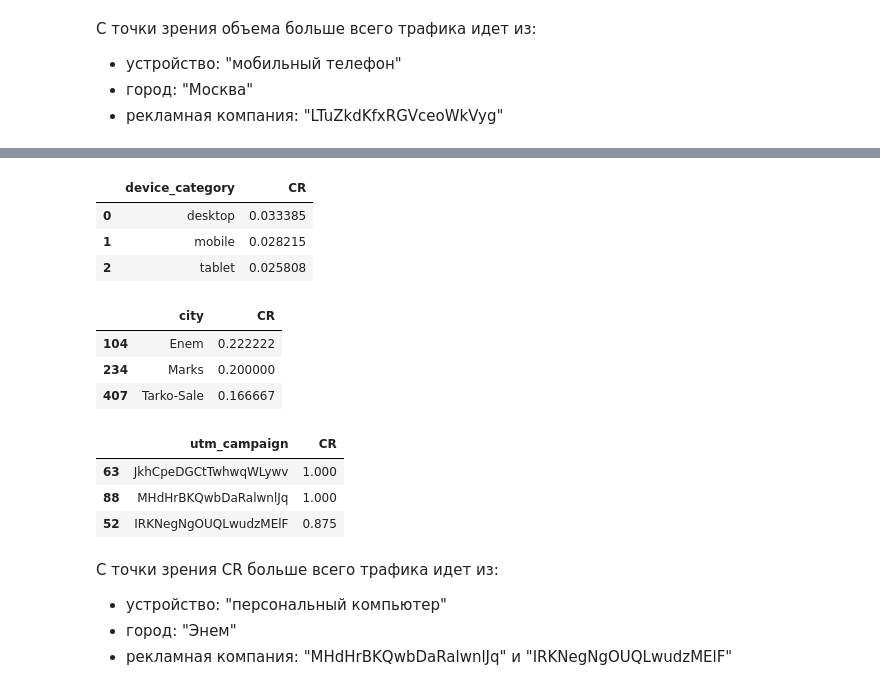
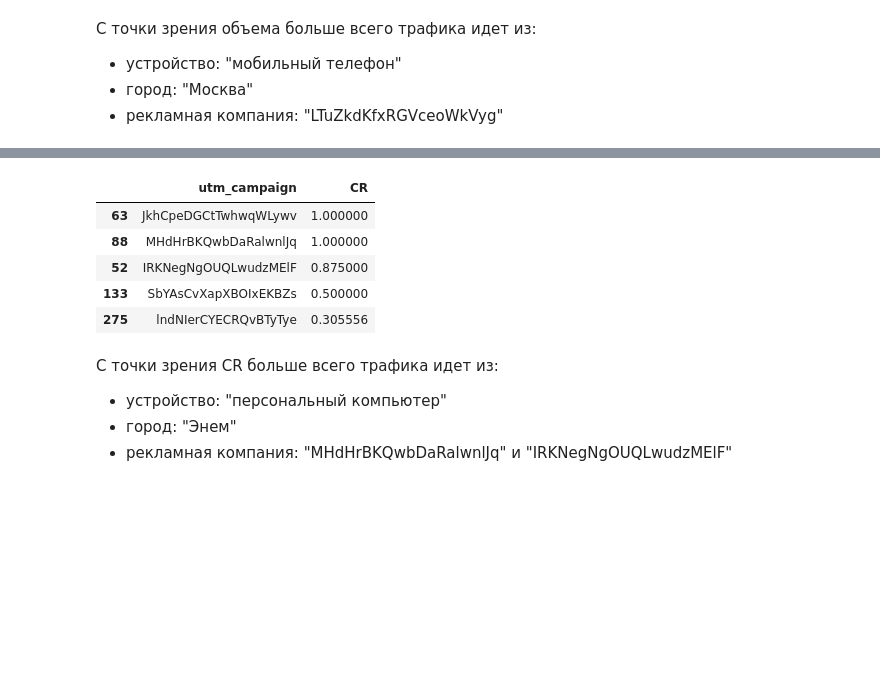
Before and after one commit to proger-n/SberAutopodpiska_analysis, a Jupyter notebook: JupyterNotebooks/final_project_1.ipynb, the cells around one changed output, grey strips where cells are left out. Drawn from its saved outputs; the diff is of its cells as text; code cells hidden in the pictures; blank space fills up the shorter version.

```diff
--- a/JupyterNotebooks/final_project_1.ipynb
+++ b/JupyterNotebooks/final_project_1.ipynb
@@ -79,8 +79,8 @@ import matplotlib.pyplot as plt
 from scipy import stats
 sns.set()
 # %%
-df_hits = pd.read_csv('https://drive.google.com/uc?export=download&confirm=no_antivirus&id=1aWTUBZoxDctNs-ldqEw-9dw0X2zR9upd')
-# df_hits = pd.read_csv('../../ga_hits.csv')
+# df_hits = pd.read_csv('https://drive.google.com/uc?export=download&confirm=no_antivirus&id=1aWTUBZoxDctNs-ldqEw-9dw0X2zR9upd')
+df_hits = pd.read_csv('../../ga_hits.csv')
 df_hits.head()
 # %% [output]
 |  | session_id | hit_date | hit_time | hit_number | hit_type | hit_referer | hit_page_path | event_category | ... |
@@ -117,8 +117,8 @@ df_hits_usable = pd.pivot_table(df_hits_usable,
                aggfunc={"target": sum, "hit_page_path": 'first'}
                ).reset_index()
 # %%
-df_sessions = pd.read_csv('https://drive.google.com/uc?export=download&confirm=no_antivirus&id=1GaQnAgzshXMl0WwKHI11e2dBjMjoTlfU')
-# df_sessions = pd.read_csv('../../ga_sessions.csv')
+# df_sessions = pd.read_csv('https://drive.google.com/uc?export=download&confirm=no_antivirus&id=1GaQnAgzshXMl0WwKHI11e2dBjMjoTlfU')
+df_sessions = pd.read_csv('../../ga_sessions.csv')
 df_sessions.head()
 # %% [output]
 |  | session_id | client_id | visit_date | visit_time | visit_number | utm_source | utm_medium | utm_campaign | ... |
@@ -673,33 +724,15 @@ df_united_clean.groupby(['utm_campaign'], as_index=False) \
 # %%
-df_united_clean.groupby(['device_category'], as_index=False) \
+df_united_clean.groupby(['utm_campaign'], as_index=False) \
                         .agg({'target': 'mean'}) \
                         .sort_values('target', ascending=False) \
-                        .rename(columns={'target': 'CR'}).head(3)
+                        .rename(columns={'target': 'CR'}).head(5)
 # %% [output]
-|  | device_category | CR |
-| 0 | desktop | 0.033385 |
-| 1 | mobile | 0.028215 |
-| 2 | tablet | 0.025808 |
+|  | utm_campaign | CR |
+| 63 | JkhCpeDGCtTwhwqWLywv | 1.000000 |
+| 88 | MHdHrBKQwbDaRalwnlJq | 1.000000 |
+| 52 | IRKNegNgOUQLwudzMElF | 0.875000 |
+| 133 | SbYAsCvXapXBOIxEKBZs | 0.500000 |
+| 275 | lndNIerCYECRQvBTyTye | 0.305556 |
-# %%
-df_united_clean.groupby(['city'], as_index=False) \
-                        .agg({'target': 'mean'}) \
-                        .sort_values('target', ascending=False) \
-                        .rename(columns={'target': 'CR'}).head(3)
-# %% [output]
-|  | city | CR |
-| 104 | Enem | 0.222222 |
-| 234 | Marks | 0.200000 |
-| 407 | Tarko-Sale | 0.166667 |
-# %%
-df_united_clean.groupby(['utm_campaign'], as_index=False) \
-                        .agg({'target': 'mean'}) \
-                        .sort_values('target', ascending=False) \
-                        .rename(columns={'target': 'CR'}).head(3)
-# %% [output]
-|  | utm_campaign | CR |
-| 63 | JkhCpeDGCtTwhwqWLywv | 1.000 |
-| 88 | MHdHrBKQwbDaRalwnlJq | 1.000 |
-| 52 | IRKNegNgOUQLwudzMElF | 0.875 |
 # %% [markdown]
 С точки зрения CR больше всего трафика идет из:
 
```
Also changed, not shown: parts of 36 cells of this notebook.
